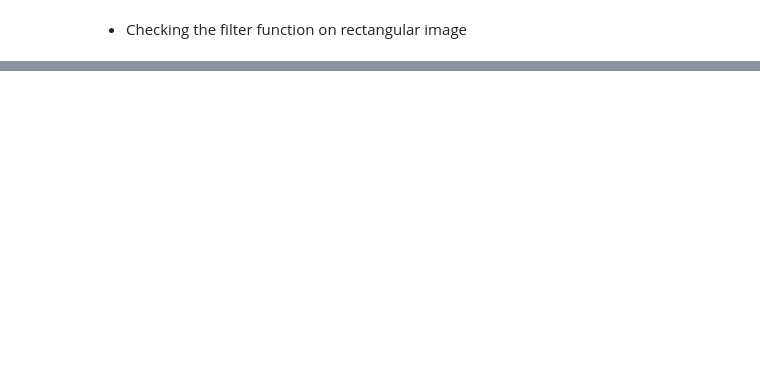
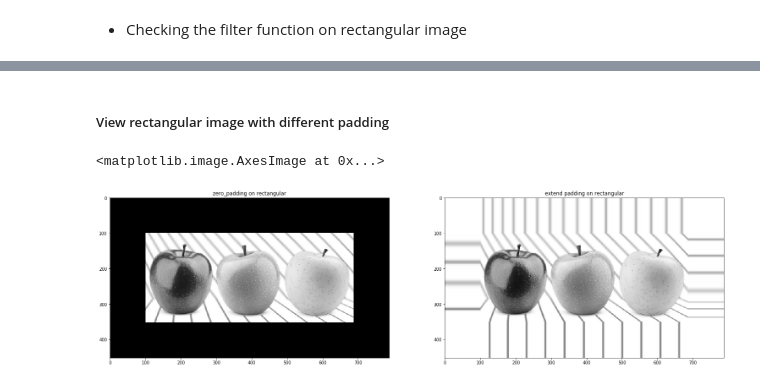
Before and after one commit to Aviv-H/Image-Processing-part-1, a Jupyter notebook: Image Processing - part 1.ipynb, the cells around one changed output, grey strips where cells are left out. Cells and saved outputs as stored; diff of their text form; code cells hidden in the pictures; blank space fills up the shorter version.

```diff
--- a/Image Processing - part 1.ipynb
+++ b/Image Processing - part 1.ipynb
@@ -247,2 +254,4 @@ Width =  790
+# %%
+new_img_zero2 = zero_padding(image2, large_filter)
 # %% [markdown]
 * Checking the extend_padding function on rectangular image
@@ -257,2 +258,4 @@ Width =  790
+# %%
+new_img_extend2 = extend_padding(image2,large_filter)
 # %% [markdown]
 * Checking the filter function on rectangular image
@@ -292,0 +278,14 @@ plt.imshow(y,cmap="gray")
+# %% [markdown]
+##### View rectangular image with different padding
+# %%
+plt.figure(figsize=(26,26))
+plt.subplot(121)
+plt.title('zero_padding on rectangular')
+plt.imshow(new_img_zero2,cmap="gray")
+
+plt.subplot(122)
+plt.title('extend padding on rectangular')
+plt.imshow(new_img_extend2,cmap="gray")
+# %% [output]
+<matplotlib.image.AxesImage at 0x...>
+[figure, added]
```
Also changed, not shown: parts of 43 cells of this notebook.
